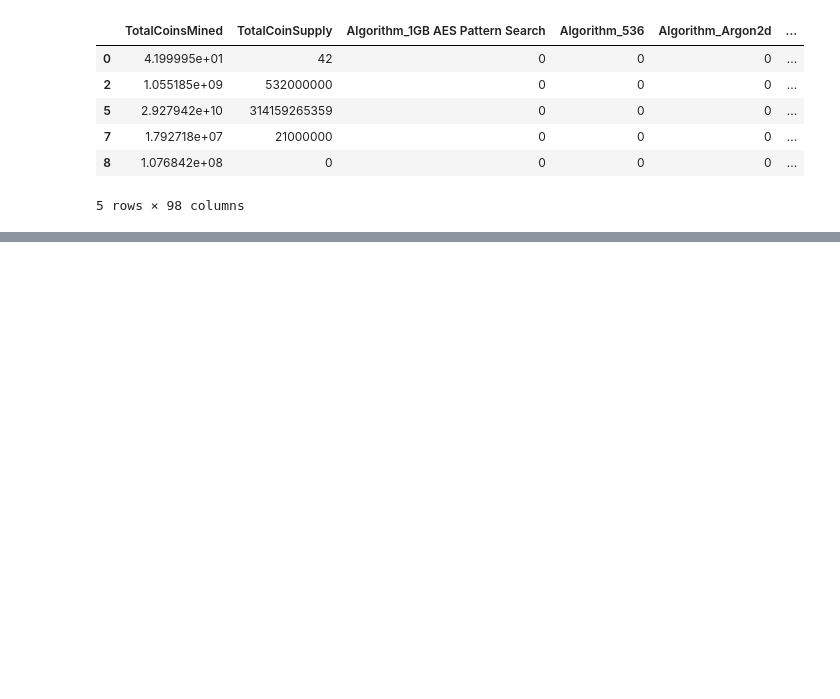
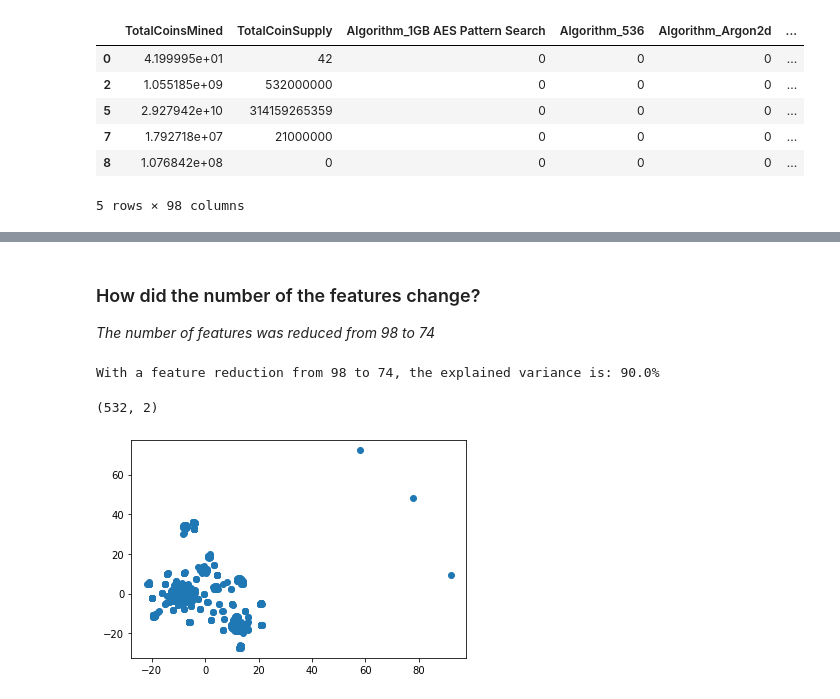
Before and after one commit to jrw99/Unsupervised-Machine-Learning, a Jupyter notebook: crypto_clusters.ipynb, the cells around one changed output, grey strips where cells are left out. Drawn from its saved outputs; the diff is of its cells as text; code cells hidden in the pictures; blank space fills up the shorter version.

Commit message:
Dimensionality Reduction completed

```diff
--- a/crypto_clusters.ipynb
+++ b/crypto_clusters.ipynb
@@ -101,0 +123,17 @@ print(crypto_scaled[0:5])
+# %%
+# Preserve 90% of the explained variance in dimensionality reduction.
+
+# Initialize PCA model
+pca = PCA(n_components=0.90)
+
+# Get principal components
+crypto_pca = pca.fit_transform(crypto_scaled)
+# %%
+# How did the number of the features change?
+df_crypto_pca = pd.DataFrame(
+    data=crypto_pca,
+    index=df_Mined.index
+)
+df_crypto_pca.head()
+
+# The number of features was reduced from 98 to 74
@@ -101,0 +148,31 @@ print(crypto_scaled[0:5])
+# %% [markdown]
+<h3>How did the number of the features change?</h3>
+
+<i>The number of features was reduced from 98 to 74</i>
+# %%
+# Fetch the explained variance
+print(f'With a feature reduction from 98 to 74, the explained variance is: {round(pca.explained_variance_ratio_.cumsum()[73],2)*100}%')
+# %% [output]
+With a feature reduction from 98 to 74, the explained variance is: 90.0%
+# %%
+# Further reduce the dataset dimensions with t-SNE and visually inspect the results.
+
+# Initialize t-SNE model
+tsne = TSNE(learning_rate=200)
+
+# Reduce dimensions
+tsne_crypto_features = tsne.fit_transform(crypto_pca)
+
+tsne_crypto_features.shape
+# %% [output]
+(532, 2)
+# %%
+df_crypto_pca['x'] = tsne_crypto_features[:,0]
+df_crypto_pca['y'] = tsne_crypto_features[:,1]
+# %%
+# Visualize the clusters
+plt.scatter(df_crypto_pca['x'], df_crypto_pca['y'])
+plt.title('T-SNE Crypto Clusters')
+plt.show()
+# %% [output]
+[figure, added]
```
Also changed, not shown: parts of 5 cells of this notebook.
